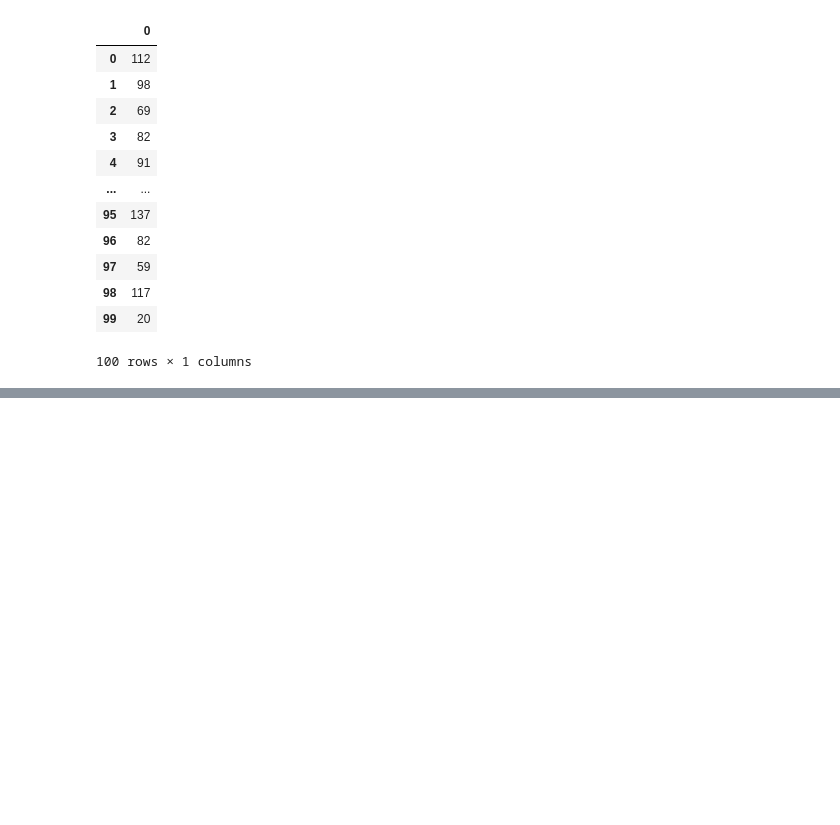
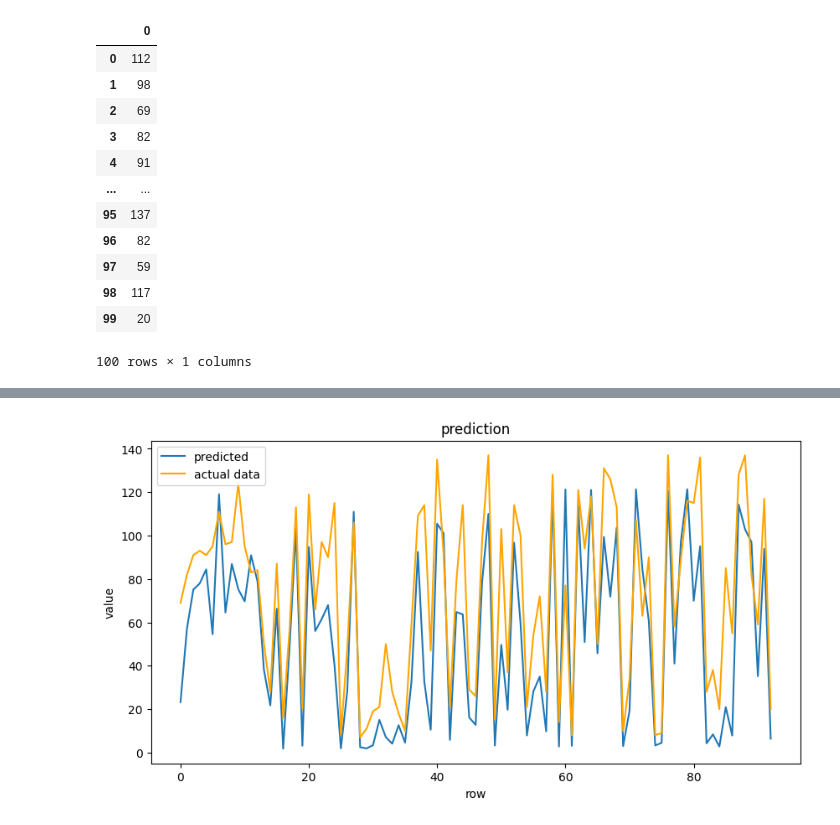
Before and after one commit to mrtrunghieu1/predictive-maintenance-awesome, a Jupyter notebook: src/notebooks/CMAPSS_EDA.ipynb, the cells around one changed output, grey strips where cells are left out. Cells and saved outputs as stored; diff of their text form; code cells hidden in the pictures; blank space fills up the shorter version.

```diff
--- a/src/notebooks/CMAPSS_EDA.ipynb
+++ b/src/notebooks/CMAPSS_EDA.ipynb
@@ -308,7 +314,6 @@ def process_data_lstm(training_data, testing_data, RUL_data):
 # %%
 from sklearn.preprocessing import MinMaxScaler
-norm = process_data_lstm(df_train, df_test, RUL)
-norm
+windows_array, labels_array, test_df, WINDOW_LENGTH, window_cols = process_data_lstm(df_train, df_test, RUL)
 # %% [output]
 train_df >>  (20631, 17)
 train_df >>  (13096, 17)
@@ -338,0 +387,27 @@ array([[4]])
+# %%
+def evaluate_lstm(test_df, model, WINDOW_LENGTH, window_cols):
+
+    # we pick the last window for each id in the test_data
+    last_sequences_test = []
+    for id in test_df['id'].unique():
+        if len(test_df[test_df['id'] == id]) >= WINDOW_LENGTH:
+            last_sequence = test_df[test_df['id'] == id][window_cols].values[-WINDOW_LENGTH:]
+
+            last_sequences_test.append(last_sequence)
+    # return last_sequences_test
+    last_sequences_test = np.asarray(last_sequences_test).astype(np.float32)
+    # Select labels for the test data
+    y_mask = [len(test_df[test_df['id']==id]) >= WINDOW_LENGTH for id in test_df['id'].unique()]
+    last_labels_test = test_df.groupby('id')['RUL'].nth(-1)[y_mask].values
+    last_labels_test = last_labels_test.reshape(last_labels_test.shape[0], 1).astype(np.float32)
+
+
+    y_pred_test = model.predict(last_sequences_test)
+    y_true_test = last_labels_test
+
+
+    rmse, s_score = evaluate_model(y_true_test, y_pred_test)
+    print("RMSE = ", rmse)
+    print("S_Score = ", s_score)
+
+    return y_pred_test, y_true_test
@@ -338,0 +420,11 @@ array([[4]])
+# %%
+fig_verify = plt.figure(figsize=(10, 5))
+plt.plot(y_pred_test)
+plt.plot(y_true_test, color="orange")
+plt.title('prediction')
+plt.ylabel('value')
+plt.xlabel('row')
+plt.legend(['predicted', 'actual data'], loc='upper left')
+plt.show()
+# %% [output]
+[figure, added]
```
Also changed, not shown: parts of 10 cells of this notebook.
